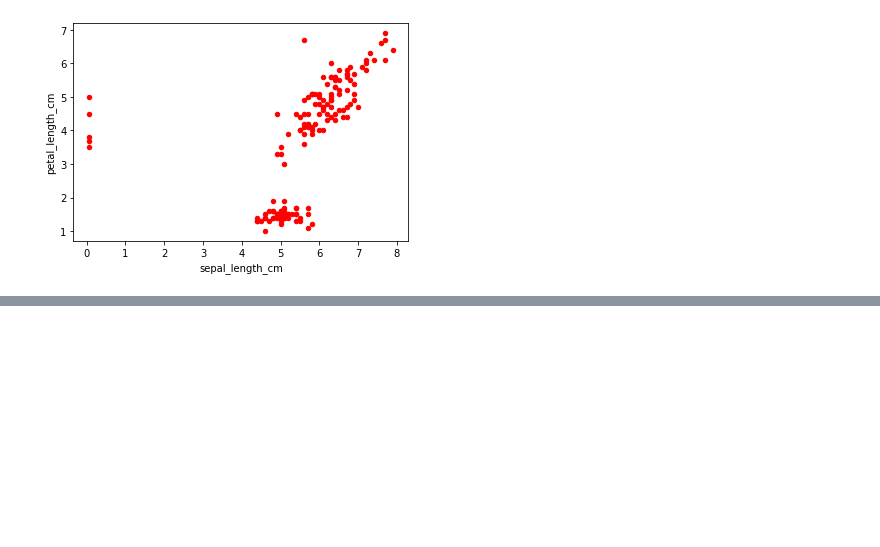
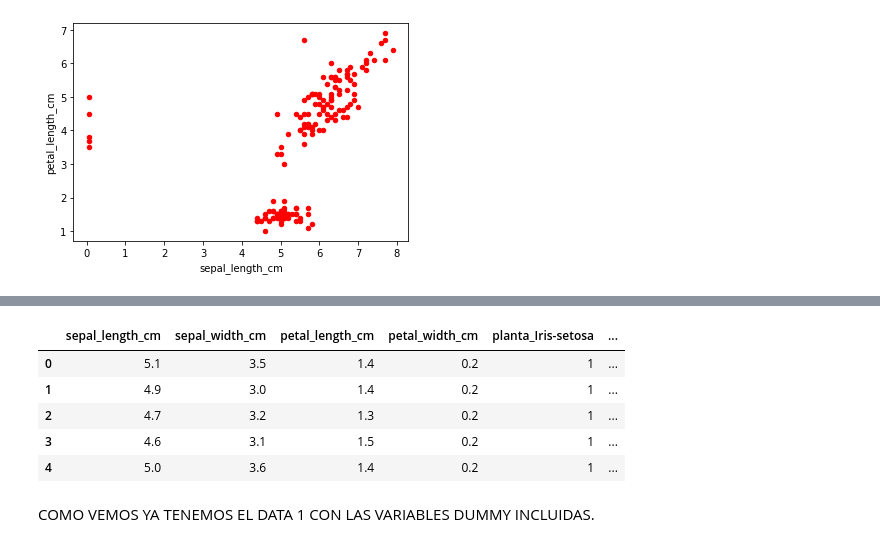
Before and after one commit to montesgrande95/dataptmad1121_labs, a Jupyter notebook: module-3/data-cleaning-challenge/data_cleaning_bonus.ipynb, the cells around one changed output, grey strips where cells are left out. Saved outputs shown, nothing was run; the diff lists cells and outputs as text; code cells hidden in the pictures; blank space fills up the shorter version.

```diff
--- a/module-3/data-cleaning-challenge/data_cleaning_bonus.ipynb
+++ b/module-3/data-cleaning-challenge/data_cleaning_bonus.ipynb
@@ -102,0 +178,9 @@ data1.plot(kind= "scatter", x = "sepal_length_cm",y = "petal_length_cm", color =
+# %%
+#AHORA VAMOS A AÑADIR ESTAS COLUMNAS DUMMIES AL DATA1, Y ELIMINAREMOS LA COLUMNA CLASS, YA QUE YA LA TENEMOS DIVIDIDA EN VARIABLES DUMMIES.
+#EN LOS PASOS ANTERIORES LO HABIAMOS HECHO CON UN DATA1.COPY()
+
+data1["class"]
+dummy_plantas_original = pd.get_dummies(data["class"], prefix= "planta")
+dummy_plantas_original["planta_Iris-setosa"] = dummy_plantas_original["planta_Iris-setosa"] + dummy_plantas_original["planta_Iris-setossa"]
+dummy_plantas_original = dummy_plantas_original.drop(["planta_Iris-setossa"], axis = 1)
+dummy_plantas_original.head()
@@ -102,0 +196,2 @@ data1.plot(kind= "scatter", x = "sepal_length_cm",y = "petal_length_cm", color =
+# %%
+data1 = data1.drop(["class"] , axis = 1)
@@ -102,0 +208,13 @@ data1.plot(kind= "scatter", x = "sepal_length_cm",y = "petal_length_cm", color =
+# %%
+data1 = pd.concat([data1, dummy_plantas_original], axis=1)
+# %%
+data1.head()
+# %% [output]
+|  | sepal_length_cm | sepal_width_cm | petal_length_cm | petal_width_cm | planta_Iris-setosa | ... |
+| 0 | 5.1 | 3.5 | 1.4 | 0.2 | 1 | ... |
+| 1 | 4.9 | 3.0 | 1.4 | 0.2 | 1 | ... |
+| 2 | 4.7 | 3.2 | 1.3 | 0.2 | 1 | ... |
+| 3 | 4.6 | 3.1 | 1.5 | 0.2 | 1 | ... |
+| 4 | 5.0 | 3.6 | 1.4 | 0.2 | 1 | ... |
+# %% [markdown]
+COMO VEMOS YA TENEMOS EL DATA 1 CON LAS VARIABLES DUMMY INCLUIDAS.
```
Also changed, not shown: parts of 13 cells of this notebook.
